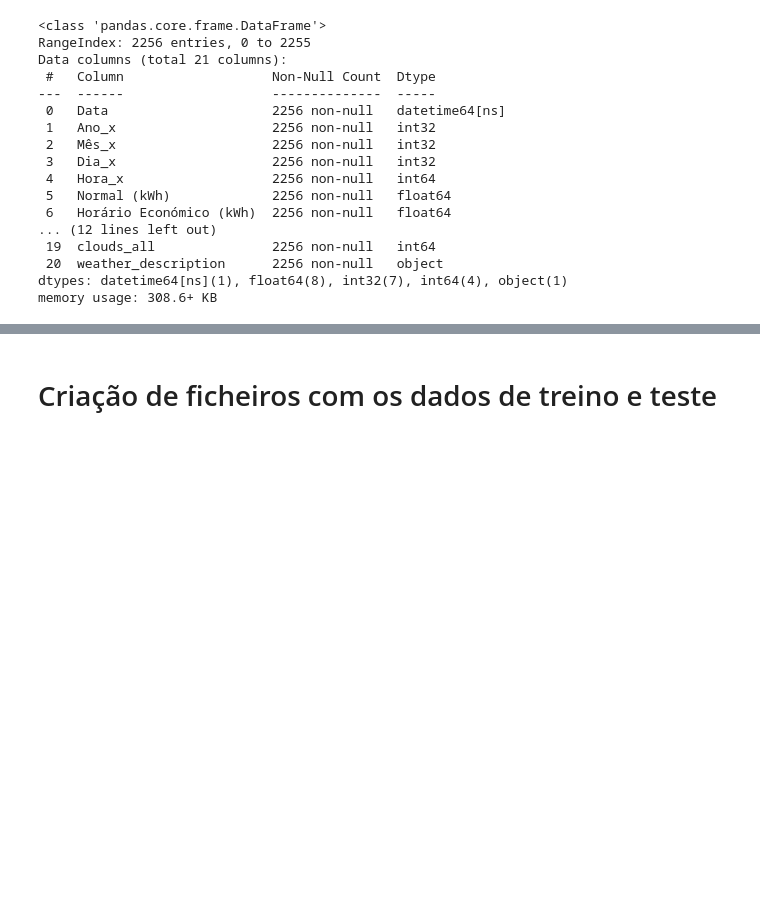
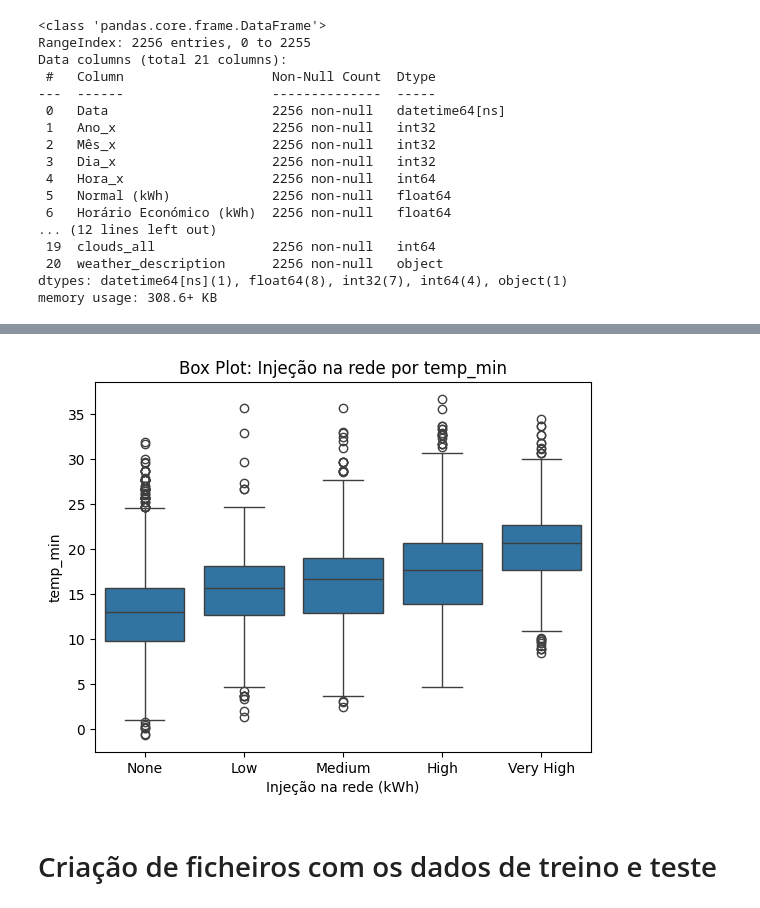
Before and after one commit to orlandopalmeira/Trabalho-DAA-2023-2024, a Jupyter notebook: Tarefa_2/tarefa_2_get_data.ipynb, the cells around one changed output, grey strips where cells are left out. Saved outputs shown, nothing was run; the diff lists cells and outputs as text; code cells hidden in the pictures; blank space fills up the shorter version.

```diff
--- a/Tarefa_2/tarefa_2_get_data.ipynb
+++ b/Tarefa_2/tarefa_2_get_data.ipynb
@@ -545,3 +566,9 @@ memory usage: 308.6+ KB
+# %%
+sns.boxplot(x='Injeção na rede (kWh)', y='temp_min', data=data_treino)
+plt.title('Box Plot: Injeção na rede por temp_min')
+plt.show()
+# %% [output]
+[figure, added]
 # %% [markdown]
 # Criação de ficheiros com os dados de treino e teste
 # %%
```
Also changed, not shown: parts of 3 cells of this notebook.
